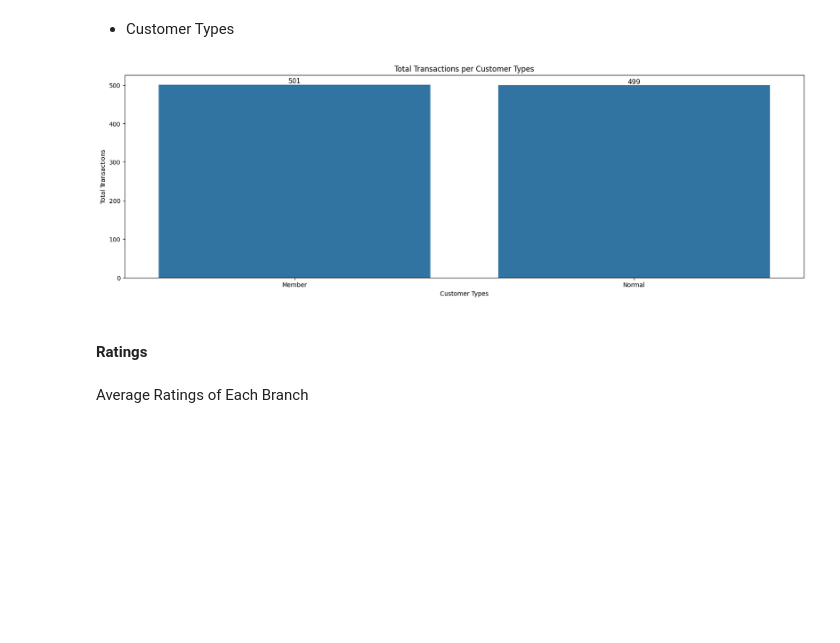
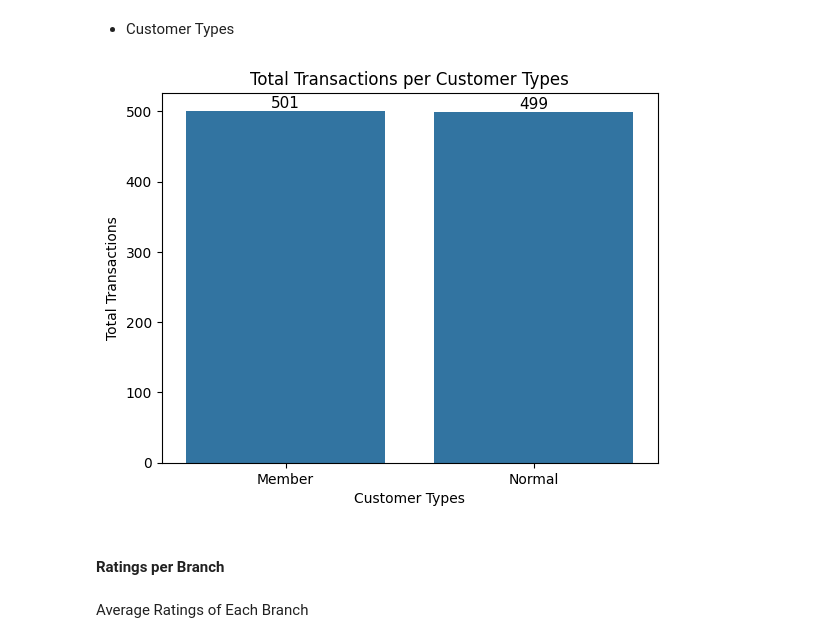
Before and after one commit to rzkybagaskara/Week4_DataAnalyst_IO, a Jupyter notebook: Week4_IO.ipynb, the cells around one changed output. Cells and saved outputs as stored; diff of their text form; code cells hidden in the pictures; blank space fills up the shorter version.

```diff
--- a/Week4_IO.ipynb
+++ b/Week4_IO.ipynb
@@ -56,0 +138,8 @@ df['Time'] = pd.to_datetime(df['Time'], format='%H:%M').dt.floor('H')
+# %%
+df.rename(columns={'Product line':'Product_line',
+                   'Invoice ID': 'Invoice_ID',
+                   'Customer type': 'Customer_type',
+                   'Unit price': 'Unit_price',
+                   'Tax 5%': 'Tax',
+                   'gross margin percentage': 'gross_margin_percentage',
+                   'gross income': 'gross_income'}, inplace=True)
@@ -580,23 +589,22 @@ plt.show()
 - Customer Types
 # %%
 #sales qty per product
-count_customer_types = df.groupby('Customer type', as_index=False).count()
+count_customer_types = df.groupby('Customer_type', as_index=False).count()
 
-plt.figure(figsize=(20, 6))
-
-ax = sns.barplot(data=count_customer_types, x='Customer type', y='Invoice ID')
+ax = sns.barplot(data=count_customer_types, x='Customer_type', y='Invoice_ID',
+                 order=count_customer_types.sort_values('Invoice_ID', ascending=False).Customer_type)
 
 #show data labels
 ax.bar_label(ax.containers[0], fontsize=11)
 
 plt.title('Total Transactions per Customer Types')
 plt.xlabel('Customer Types')
 plt.ylabel('Total Transactions')
 plt.show()
 # %% [output]
-[figure, old version]
+[figure, new version]
 # %% [markdown]
-#### Ratings
+#### Ratings per Branch
 # %% [markdown]
 Average Ratings of Each Branch
 # %%
```
Also changed, not shown: parts of 47 cells of this notebook.
